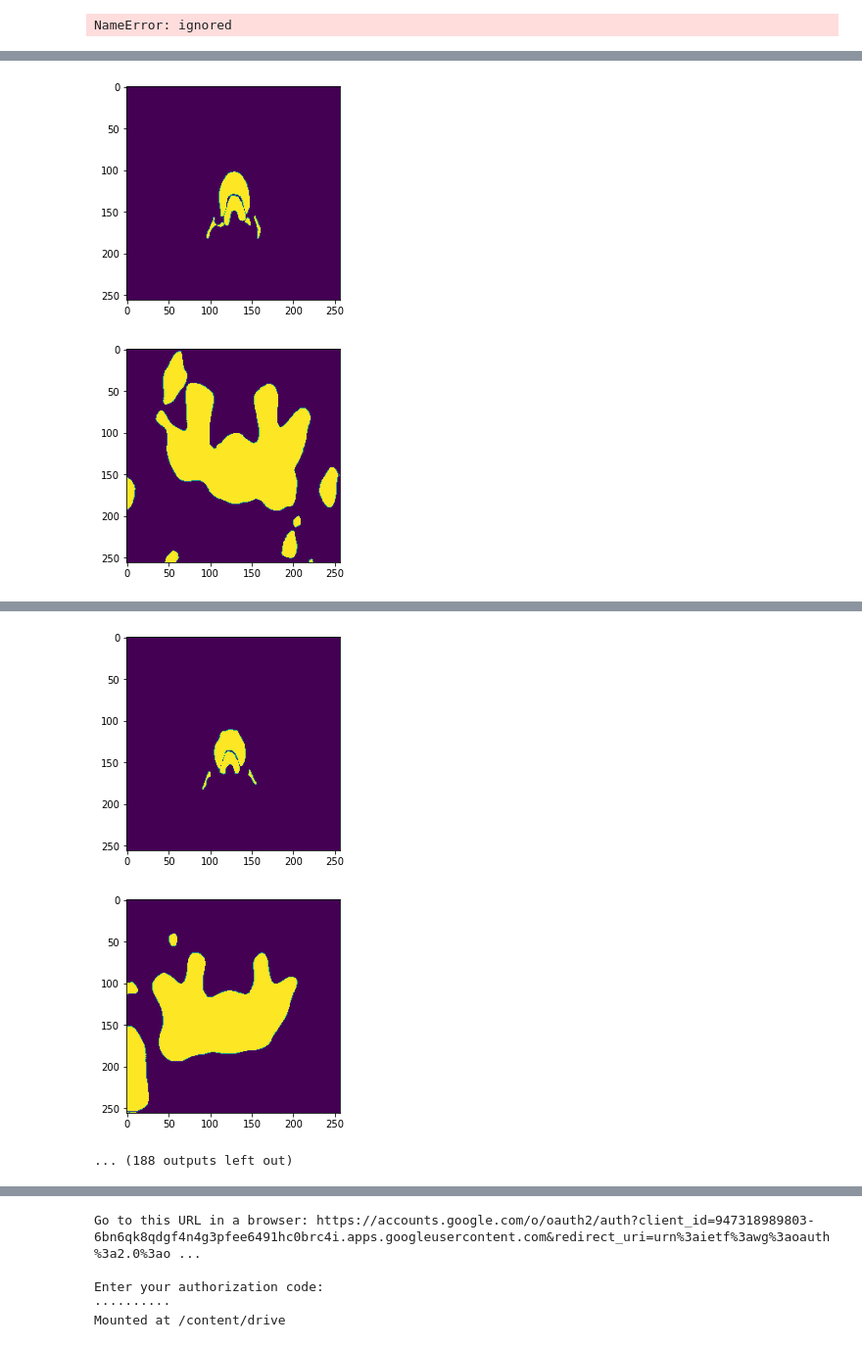
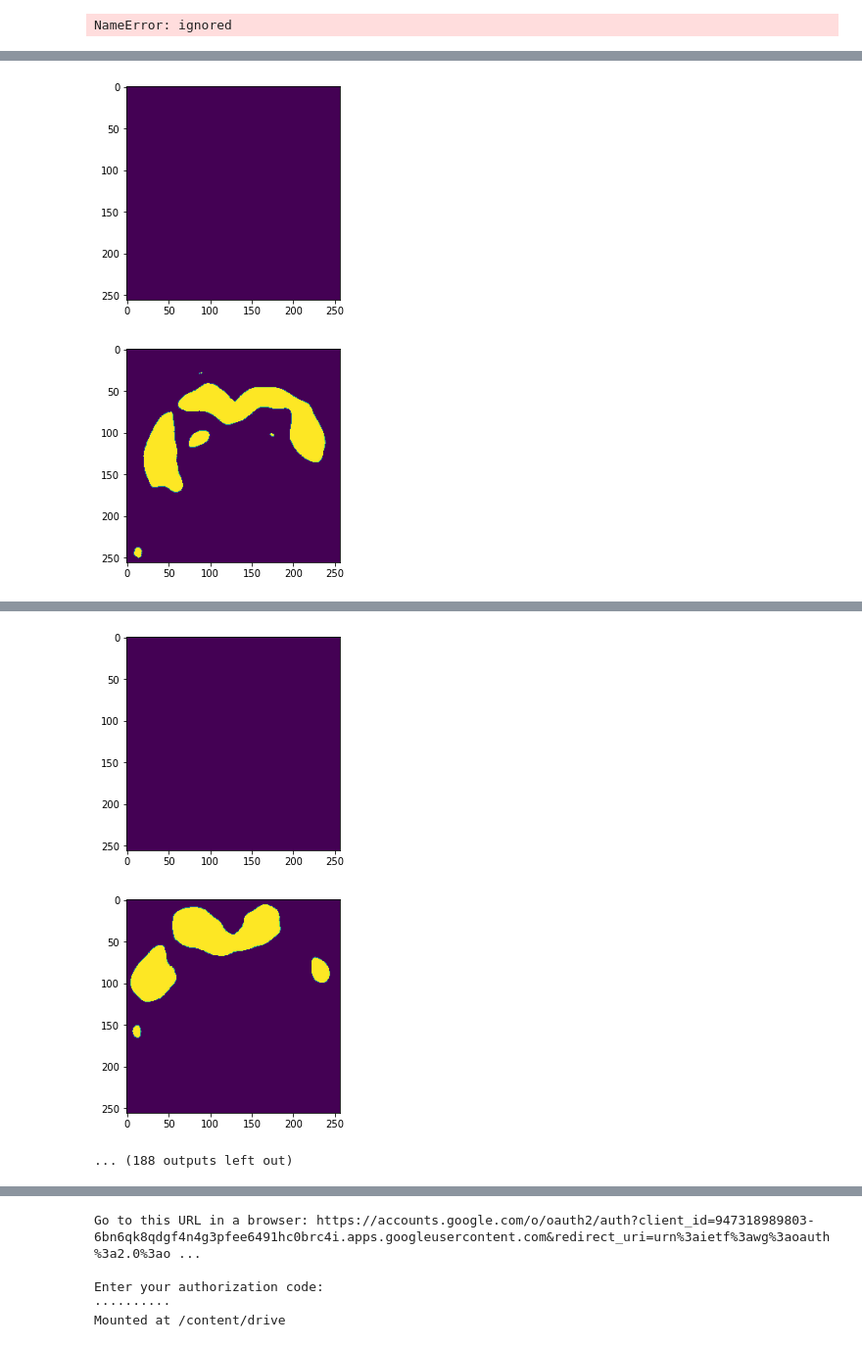
Before and after one commit to Apoptose93/BeeBrain_Unet, a Jupyter notebook: 3D_BeeBrain_CNN_er_lernt!.ipynb, the cells around one changed output, grey strips where cells are left out. Shown at 98% size. Saved outputs shown, nothing was run; the diff lists cells and outputs as text; code cells hidden in the pictures.

```diff
--- a/3D_BeeBrain_CNN_er_lernt!.ipynb
+++ b/3D_BeeBrain_CNN_er_lernt!.ipynb
@@ -1333,7 +1337,7 @@ if torch.cuda.is_available():
 else:
     device = torch.device("cpu")
 #device = torch.device("cpu")
-model.to(device)
+model.to("cuda")
 
 
 
@@ -1407,7 +1411,7 @@ class BeeDataset_2class(Dataset):
 
 
 # Hyperparameters
-num_epochs = 500
+num_epochs = 1000
 #bei batchsize 2 will augmentation noch net
 batch_size = 1
 learning_rate = 0.0001
@@ -1448,7 +1452,7 @@ import matplotlib.pyplot as plt
 
 #train_dataset = BeeDataset(train_data_path, img_transforms)
 for labelnumber in range(1,10):
-    labelnumber = 2
+    labelnumber = 5
     model = UNet()
 
     if torch.cuda.is_available():
@@ -1485,16 +1489,19 @@ for labelnumber in range(1,10):
     for epoch in range(num_epochs):
         # goes through train loader -> gives back images and labels
         for i, (images, labels) in enumerate(train_loader):
-
+            labelnum = labels.unique()[labelnumber] ## wegen normalisierung sind labels 0 bis 0,999 statt 0-9
+            labels[labels!=labelnum] = 0
+            labels[labels==labelnum] = 1
             ## Weight Berechnung für jedes Bild (Lossfunction muss auch jedes mal neu geladen werden aber macht kaum was aus)
             backgroundweight =1/(len(labels[labels==0])) # 1/(backgroundpixel) # alles außer die klasse als background
-            classweight = 1/(len(labels[labels!=0]))  # 1/(classpixel) # die klasse
-            labels[labels!=0] = 1
+            classweight = 1/(len(labels[labels==1]))  # 1/(classpixel) # die klasse
+
 
             # Loss and optimizer
-            #criterion = nn.CrossEntropyLoss(weight = torch.tensor([backgroundweight,classweight], dtype = torch.float).cuda()) # 1/class_size is a typical choice for weight
-            criterion = DiceLoss(weight=torch.tensor((1/backgroundweight)/(1/classweight)))
+            criterion1 = nn.CrossEntropyLoss(weight = torch.tensor([backgroundweight,classweight], dtype = torch.float).cuda()) # 1/class_size is a typical choice for weight
+            criterion2 = DiceLoss(weight=torch.tensor((1/backgroundweight)/(1/classweight)))
             ##
+            criterion = CombinedLoss(criteria= [criterion1, criterion2], weight= [0.5,0.5])
 
             labels = labels.to(device, dtype = torch.long)
             images = images.to(device)#.half() # half for 16 bit in 16 bit model
@@ -1505,7 +1512,7 @@ for labelnumber in range(1,10):
 
             # model output and labels go through Loss function
             #outputs = outputs.float() ## required back to 32bit for loss?
-            loss = criterion(outputs, labels)
+            loss = criterion1(outputs, labels)*2 + criterion2(outputs, labels)
             #loss = dice_loss(outputs,labels)
             # add result to loss list
             loss_list.append(loss.item())  # OPTIONAL for training, only for plotting
@@ -1550,7 +1557,7 @@ for labelnumber in range(1,10):
             # PRINTOUT -> optional
 
             ## macht die ausgabe jeden 100sten schritt (wenn der rest von step+1 / 100 = 0 ist)
-            if (i + 1) % 1 == 0:
+            if ((epoch + 1) % 1 == 0) and i == 1:
                 ## in the {} werden die argumente von .format eingefügt. ":.2f" gibt die zahl der nachkommerstellen an
                 print('Labelnumber [{}], Epoch [{}/{}], Step [{}/{}], Loss: {:.4f},---------------------------------- Accuracy: {:.2f}%'
                     .format(labelnumber, epoch + 1, num_epochs, i + 1, total_step, loss.item(),
@@ -1630,3 +1619,3 @@ Labelnumber [2], Epoch [30/500], Step [2/8], Loss: 60.1974,---------------------
 --- Zwischenstand ---
-[figure, old version]
+[figure, new version]
-[figure, old version]
+[figure, new version]
@@ -1649,4 +1632,4 @@ Labelnumber [2], Epoch [40/500], Step [2/8], Loss: 65.0597,---------------------
 --- Zwischenstand ---
-[figure, old version]
+[figure, new version]
-[figure, old version]
+[figure, new version]
 ... (188 outputs left out)
```
Also changed, not shown: parts of 7 cells of this notebook.
